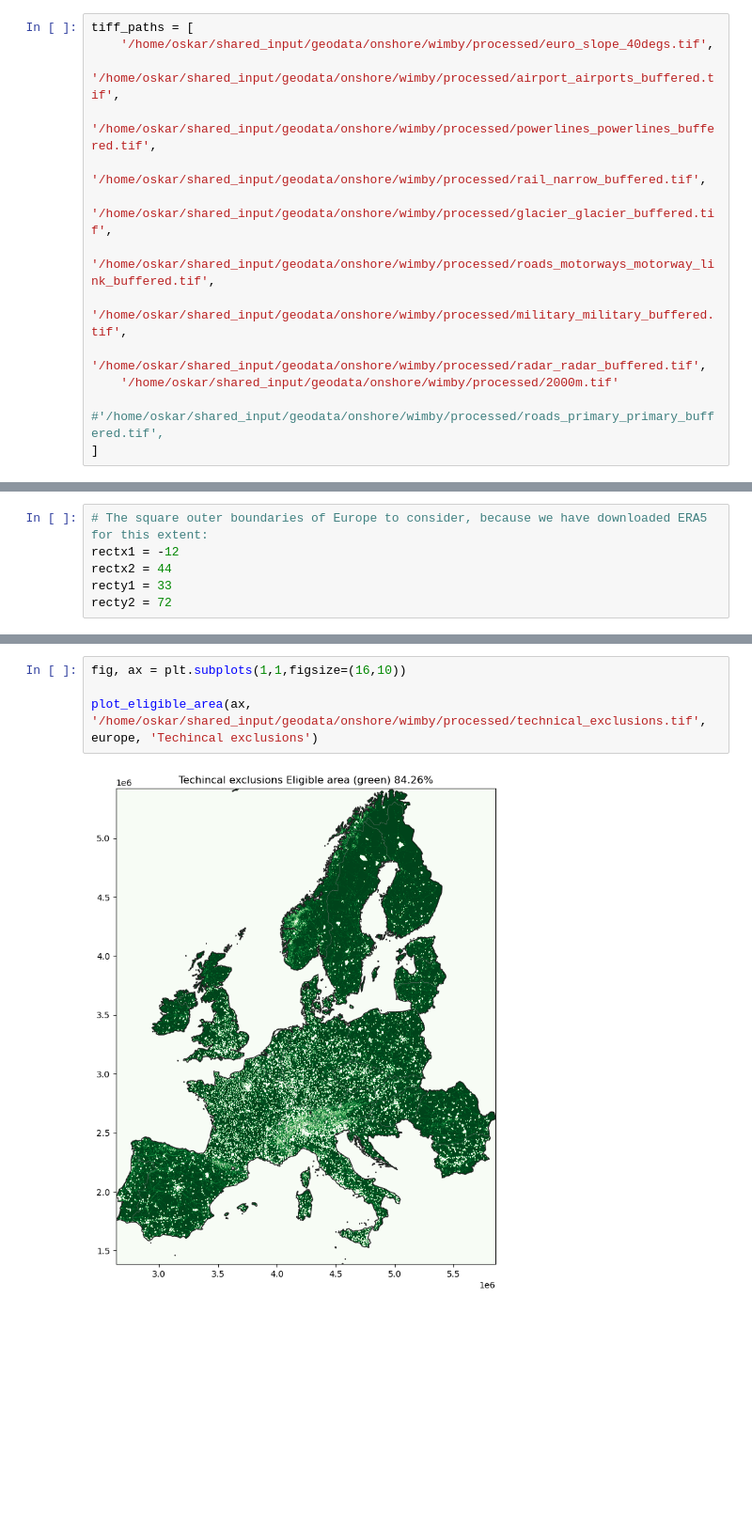
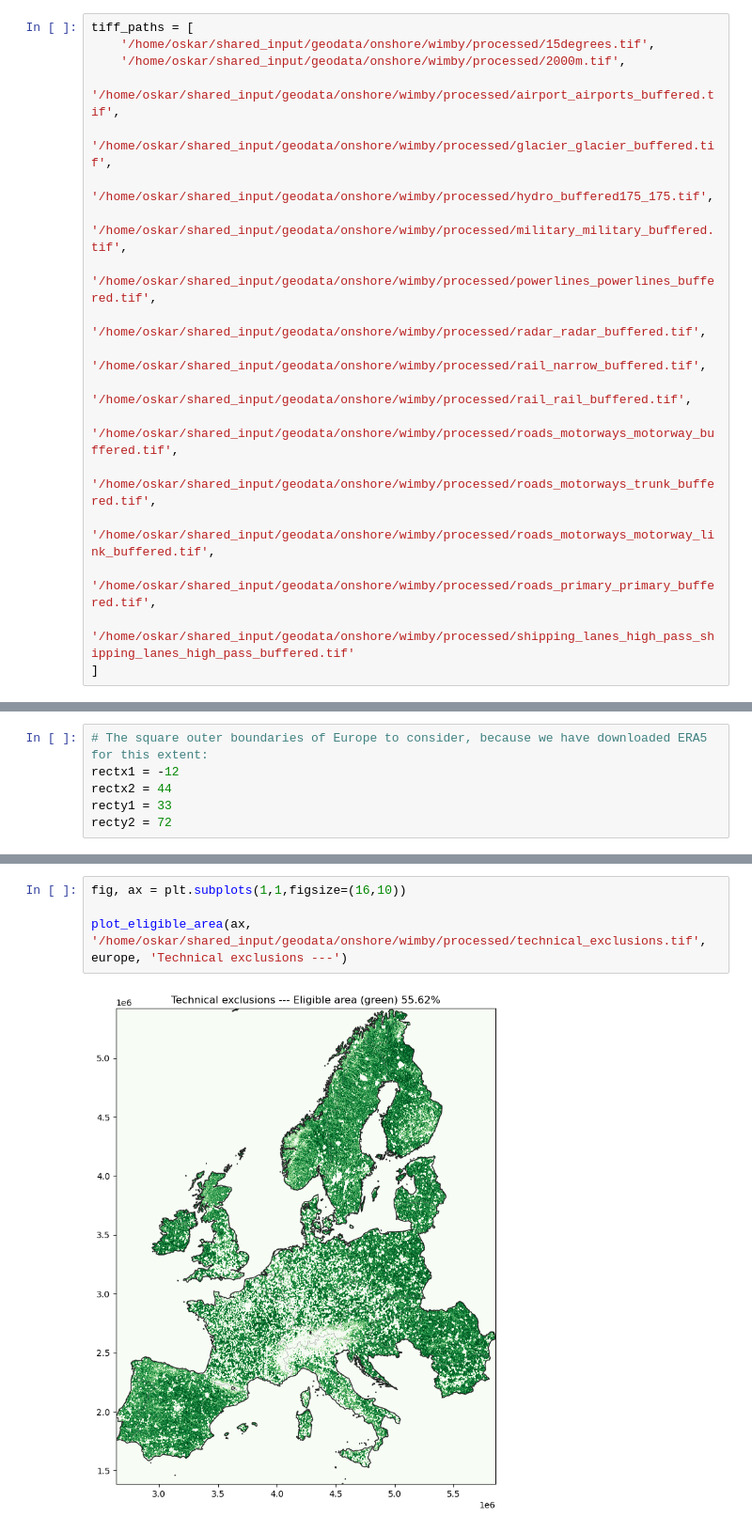
Before and after one commit to highRES-model/highRES-Europe-WF, a Jupyter notebook: workflow/notebooks/highRES-build_technExcl_merge.ipynb, the cells around one changed output, grey strips where cells are left out. Shown at 94% size. Cells and saved outputs as stored; diff of their text form; blank space fills up the shorter version.

```diff
--- a/workflow/notebooks/highRES-build_technExcl_merge.ipynb
+++ b/workflow/notebooks/highRES-build_technExcl_merge.ipynb
@@ -13,16 +13,21 @@ from shapely.geometry import mapping
 from atlite.gis import ExclusionContainer, shape_availability
 # %%
 tiff_paths = [
-    '/home/oskar/shared_input/geodata/onshore/wimby/processed/euro_slope_40degs.tif',
+    '/home/oskar/shared_input/geodata/onshore/wimby/processed/15degrees.tif',
+    '/home/oskar/shared_input/geodata/onshore/wimby/processed/2000m.tif',
     '/home/oskar/shared_input/geodata/onshore/wimby/processed/airport_airports_buffered.tif',
+    '/home/oskar/shared_input/geodata/onshore/wimby/processed/glacier_glacier_buffered.tif',
+    '/home/oskar/shared_input/geodata/onshore/wimby/processed/hydro_buffered175_175.tif',
+    '/home/oskar/shared_input/geodata/onshore/wimby/processed/military_military_buffered.tif',
     '/home/oskar/shared_input/geodata/onshore/wimby/processed/powerlines_powerlines_buffered.tif',
+    '/home/oskar/shared_input/geodata/onshore/wimby/processed/radar_radar_buffered.tif',
     '/home/oskar/shared_input/geodata/onshore/wimby/processed/rail_narrow_buffered.tif',
-    '/home/oskar/shared_input/geodata/onshore/wimby/processed/glacier_glacier_buffered.tif',
+    '/home/oskar/shared_input/geodata/onshore/wimby/processed/rail_rail_buffered.tif',
+    '/home/oskar/shared_input/geodata/onshore/wimby/processed/roads_motorways_motorway_buffered.tif',
+    '/home/oskar/shared_input/geodata/onshore/wimby/processed/roads_motorways_trunk_buffered.tif',
     '/home/oskar/shared_input/geodata/onshore/wimby/processed/roads_motorways_motorway_link_buffered.tif',
-    '/home/oskar/shared_input/geodata/onshore/wimby/processed/military_military_buffered.tif',
-    '/home/oskar/shared_input/geodata/onshore/wimby/processed/radar_radar_buffered.tif',
-    '/home/oskar/shared_input/geodata/onshore/wimby/processed/2000m.tif'
-    #'/home/oskar/shared_input/geodata/onshore/wimby/processed/roads_primary_primary_buffered.tif',
+    '/home/oskar/shared_input/geodata/onshore/wimby/processed/roads_primary_primary_buffered.tif',
+    '/home/oskar/shared_input/geodata/onshore/wimby/processed/shipping_lanes_high_pass_shipping_lanes_high_pass_buffered.tif'
 ]
 # %%
 src_files_to_mosaic = []
@@ -123,6 +208,6 @@ europe = gpd.clip(europe, polygon)
 # %%
 fig, ax = plt.subplots(1,1,figsize=(16,10))
 
-plot_eligible_area(ax, '/home/oskar/shared_input/geodata/onshore/wimby/processed/technical_exclusions.tif', europe, 'Techincal exclusions')
+plot_eligible_area(ax, '/home/oskar/shared_input/geodata/onshore/wimby/processed/technical_exclusions.tif', europe, 'Technical exclusions ---')
 # %% [output]
-[figure, old version]
+[figure, new version]
```
Also changed, not shown: parts of 6 cells of this notebook, 4 other files.
